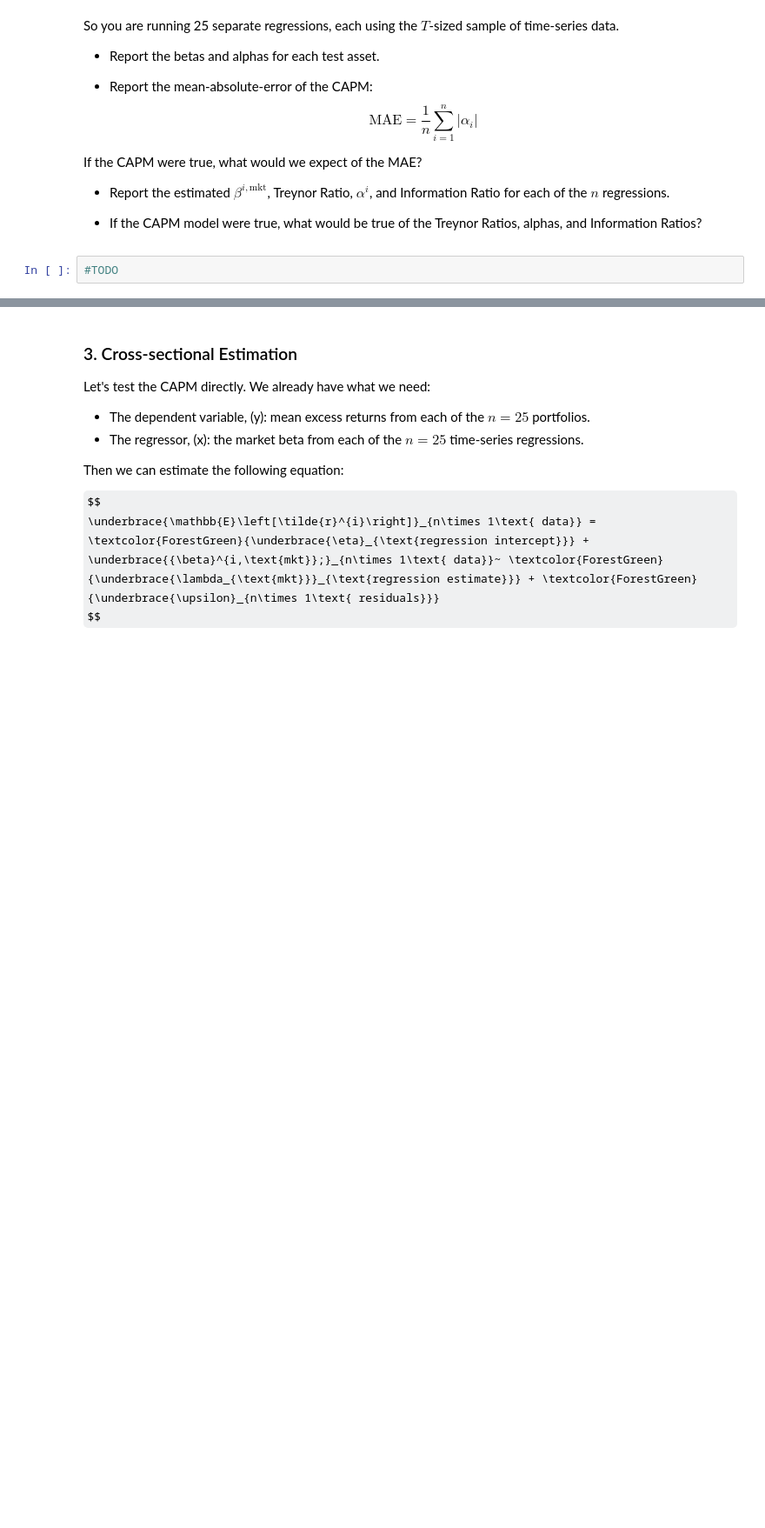
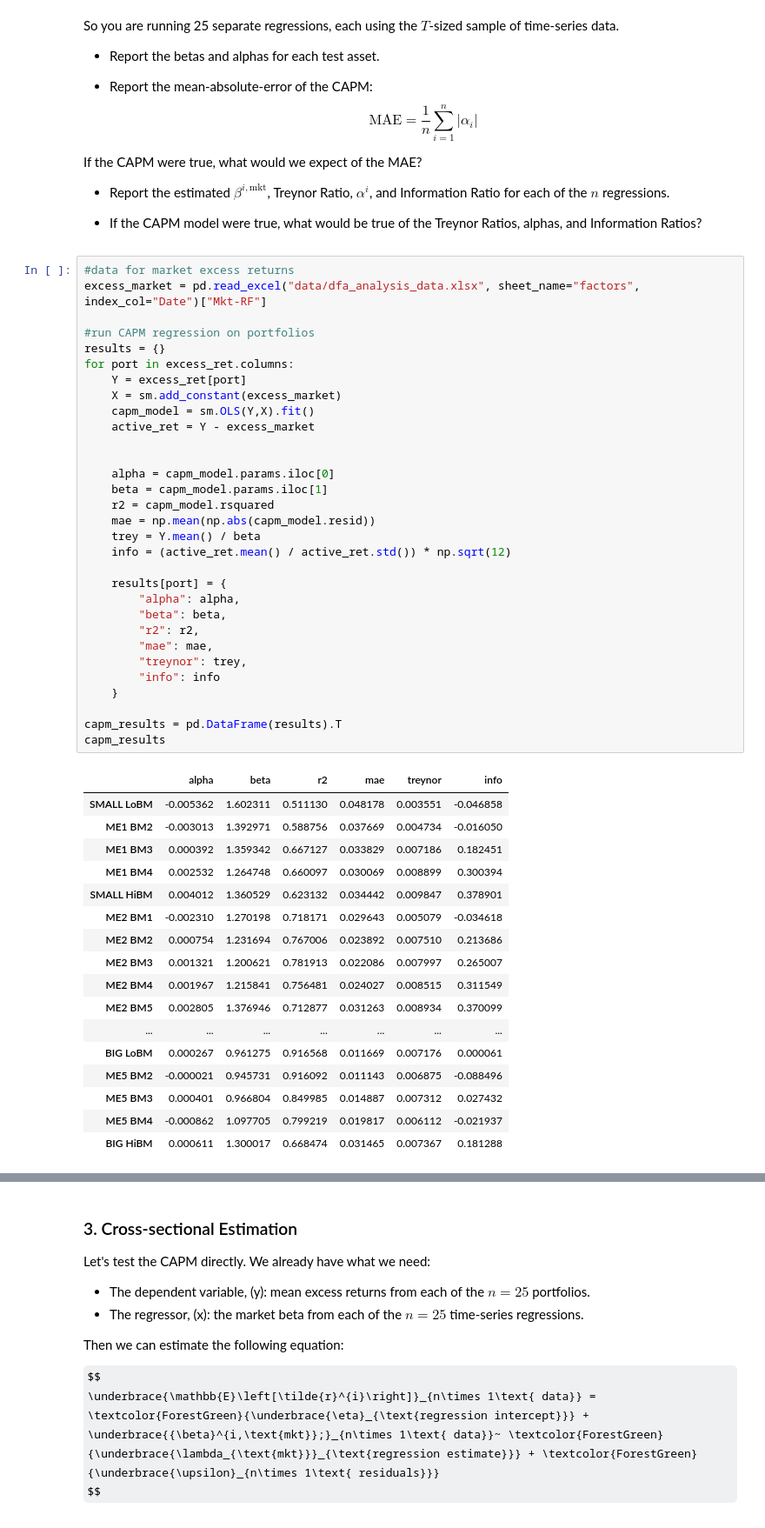
Before and after one commit to amclaugh26/PortfolioHomeworkGroupB, a Jupyter notebook: assignment_4/C.4.0. DFA and Factor Investing.ipynb, the cells around one changed output, grey strips where cells are left out. Shown at 87% size. Cells and saved outputs as stored; diff of their text form; some formulas as TeX source; blank space fills up the shorter version.

```diff
--- a/assignment_4/C.4.0. DFA and Factor Investing.ipynb
+++ b/assignment_4/C.4.0. DFA and Factor Investing.ipynb
@@ -274,5 +319,52 @@ If the CAPM were true, what would we expect of the MAE?
 
 - If the CAPM model were true, what would be true of the Treynor Ratios, alphas, and Information Ratios?
 # %%
-#TODO
+#data for market excess returns
+excess_market = pd.read_excel("data/dfa_analysis_data.xlsx", sheet_name="factors", index_col="Date")["Mkt-RF"]
+
+#run CAPM regression on portfolios
+results = {}
+for port in excess_ret.columns:
+    Y = excess_ret[port]
+    X = sm.add_constant(excess_market)
+    capm_model = sm.OLS(Y,X).fit()
+    active_ret = Y - excess_market
+
+
+    alpha = capm_model.params.iloc[0]
+    beta = capm_model.params.iloc[1]
+    r2 = capm_model.rsquared
+    mae = np.mean(np.abs(capm_model.resid))
+    trey = Y.mean() / beta
+    info = (active_ret.mean() / active_ret.std()) * np.sqrt(12)
+
+    results[port] = {
+        "alpha": alpha,
+        "beta": beta,
+        "r2": r2,
+        "mae": mae,
+        "treynor": trey,
+        "info": info
+    }
+
+capm_results = pd.DataFrame(results).T
+capm_results
+# %% [output]
+|  | alpha | beta | r2 | mae | treynor | info |
+| SMALL LoBM | -0.005362 | 1.602311 | 0.511130 | 0.048178 | 0.003551 | -0.046858 |
+| ME1 BM2 | -0.003013 | 1.392971 | 0.588756 | 0.037669 | 0.004734 | -0.016050 |
+| ME1 BM3 | 0.000392 | 1.359342 | 0.667127 | 0.033829 | 0.007186 | 0.182451 |
+| ME1 BM4 | 0.002532 | 1.264748 | 0.660097 | 0.030069 | 0.008899 | 0.300394 |
+| SMALL HiBM | 0.004012 | 1.360529 | 0.623132 | 0.034442 | 0.009847 | 0.378901 |
+| ME2 BM1 | -0.002310 | 1.270198 | 0.718171 | 0.029643 | 0.005079 | -0.034618 |
+| ME2 BM2 | 0.000754 | 1.231694 | 0.767006 | 0.023892 | 0.007510 | 0.213686 |
+| ME2 BM3 | 0.001321 | 1.200621 | 0.781913 | 0.022086 | 0.007997 | 0.265007 |
+| ME2 BM4 | 0.001967 | 1.215841 | 0.756481 | 0.024027 | 0.008515 | 0.311549 |
+| ME2 BM5 | 0.002805 | 1.376946 | 0.712877 | 0.031263 | 0.008934 | 0.370099 |
+| ... | ... | ... | ... | ... | ... | ... |
+| BIG LoBM | 0.000267 | 0.961275 | 0.916568 | 0.011669 | 0.007176 | 0.000061 |
+| ME5 BM2 | -0.000021 | 0.945731 | 0.916092 | 0.011143 | 0.006875 | -0.088496 |
+| ME5 BM3 | 0.000401 | 0.966804 | 0.849985 | 0.014887 | 0.007312 | 0.027432 |
+| ME5 BM4 | -0.000862 | 1.097705 | 0.799219 | 0.019817 | 0.006112 | -0.021937 |
+| BIG HiBM | 0.000611 | 1.300017 | 0.668474 | 0.031465 | 0.007367 | 0.181288 |
 # %% [markdown]
```
Also changed, not shown: parts of 10 cells of this notebook, 3 other files.
